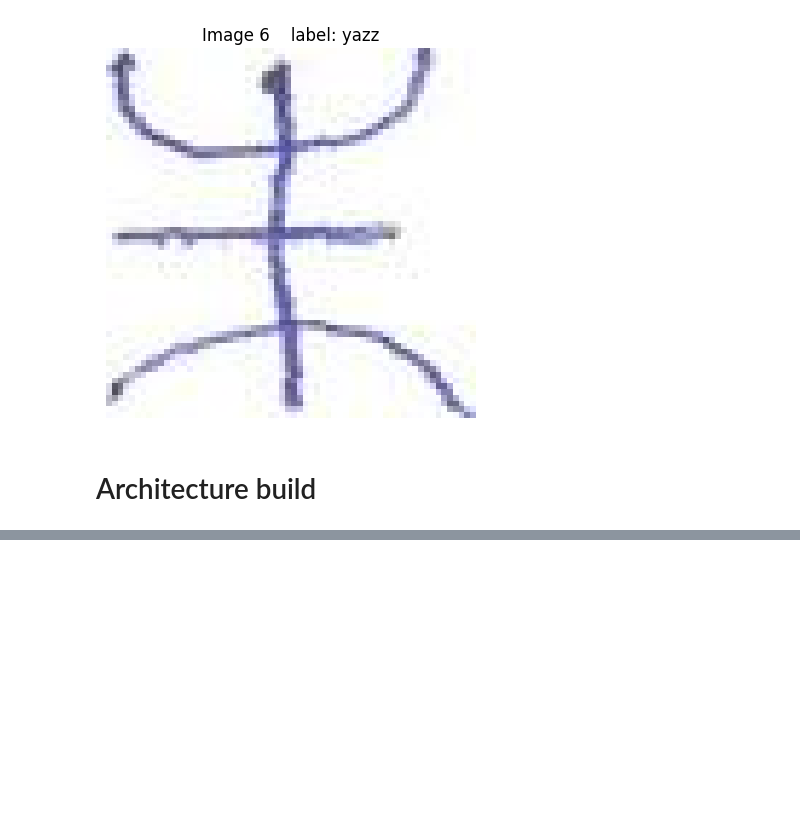
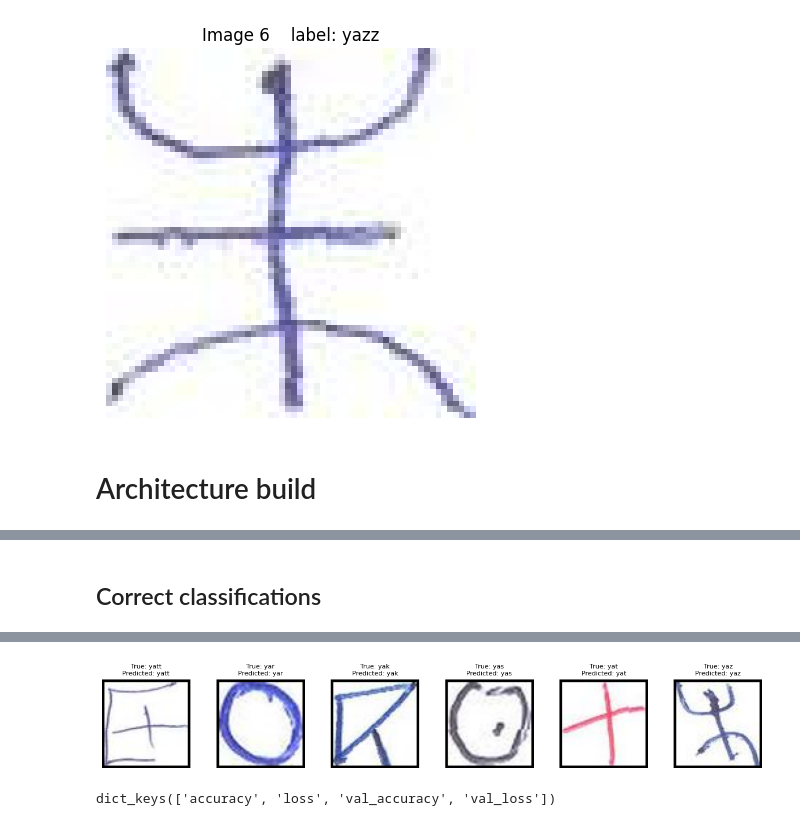
Before and after one commit to Zakariajava/Amazigh-Alphabets-Recognition, a Jupyter notebook: Amazigh-Alphabets-Recognition.ipynb, the cells around one changed output, grey strips where cells are left out. Cells and saved outputs as stored; diff of their text form; code cells hidden in the pictures; blank space fills up the shorter version.

```diff
--- a/Amazigh-Alphabets-Recognition.ipynb
+++ b/Amazigh-Alphabets-Recognition.ipynb
@@ -358,0 +362,38 @@ plt.show()
+# %% [markdown]
+## Correct classifications
+# %%
+import matplotlib.pyplot as plt
+import numpy as np
+import os
+
+# Get model predictions
+y_pred = model.predict(X_test_padded)
+y_pred_classes = np.argmax(y_pred, axis=1)  # Convert predictions to class labels
+
+# Compare with true labels
+y_true = np.argmax(y_test_one_hot, axis=1)
+
+# Find indices of correct classifications
+correct_indices = np.where(y_pred_classes == y_true)[0]
+
+# Show some correct classifications
+num_correct_to_show = 6  # Number of correct examples to display
+
+# Parameters for the grid
+num_columns = min(num_correct_to_show, len(correct_indices))
+num_rows = 1  # Only one row to display the images side by side
+
+# Create a figure for the grid
+plt.figure(figsize=(num_columns * 2, num_rows * 2))
+
+for i in range(num_columns):
+    idx = correct_indices[i]
+    plt.subplot(num_rows, num_columns, i + 1)
+    plt.imshow(X_test_padded[idx])
+    plt.title(f'True: {label_encoder.inverse_transform([y_true[idx]])[0]}\nPredicted: {label_encoder.inverse_transform([y_pred_classes[idx]])[0]}', fontsize=8)
+    plt.axis('off')
+
+plt.tight_layout()
+plt.savefig('correct_classifications.png', dpi=300)
+plt.show()
+# %% [output]
@@ -358,0 +401,5 @@ plt.show()
+[figure, added]
+# %%
+print(history.history.keys())
+# %% [output]
+dict_keys(['accuracy', 'loss', 'val_accuracy', 'val_loss'])
```
Also changed, not shown: parts of 8 cells of this notebook, 4 other files.
